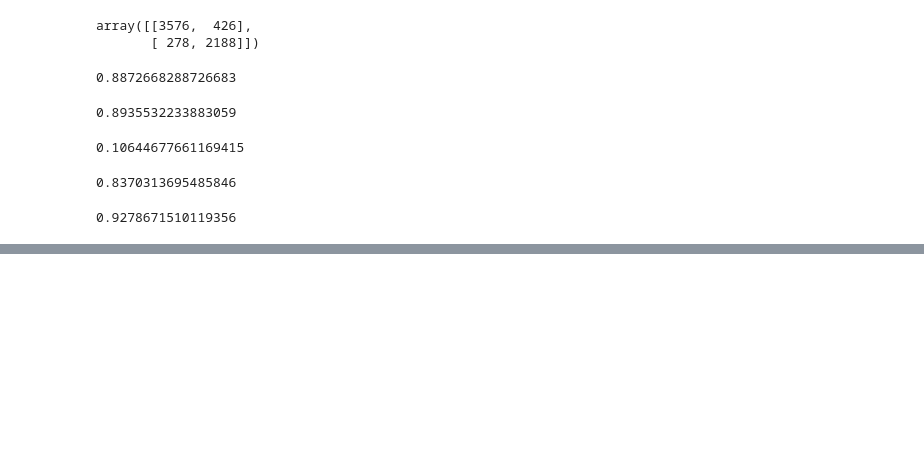
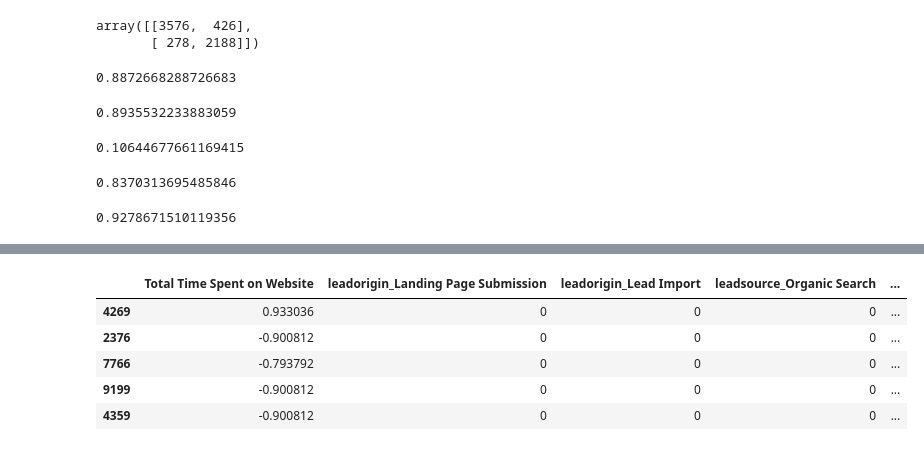
Before and after one commit to ritikamehra/LeadScoringCaseStudy, a Jupyter notebook: Lead_Scoring_Case_Study.ipynb, the cells around one changed output, grey strips where cells are left out. Drawn from its saved outputs; the diff is of its cells as text; code cells hidden in the pictures; blank space fills up the shorter version.

```diff
--- a/Lead_Scoring_Case_Study.ipynb
+++ b/Lead_Scoring_Case_Study.ipynb
@@ -1455,0 +1488,10 @@ print (TN / float(TN+ FN))
+# %%
+X_test = X_test[col]
+X_test.head()
+# %% [output]
+|  | Total Time Spent on Website | leadorigin_Landing Page Submission | leadorigin_Lead Import | leadsource_Organic Search | ... |
+| 4269 | 0.933036 | 0 | 0 | 0 | ... |
+| 2376 | -0.900812 | 0 | 0 | 0 | ... |
+| 7766 | -0.793792 | 0 | 0 | 0 | ... |
+| 9199 | -0.900812 | 0 | 0 | 0 | ... |
+| 4359 | -0.900812 | 0 | 0 | 0 | ... |
```
Also changed, not shown: parts of 23 cells of this notebook.
